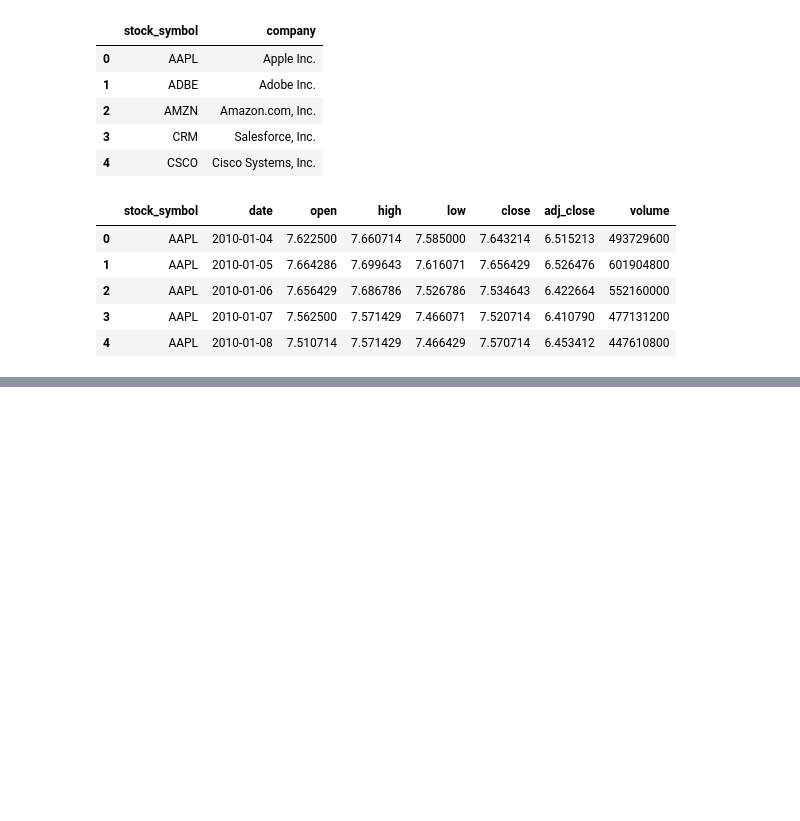
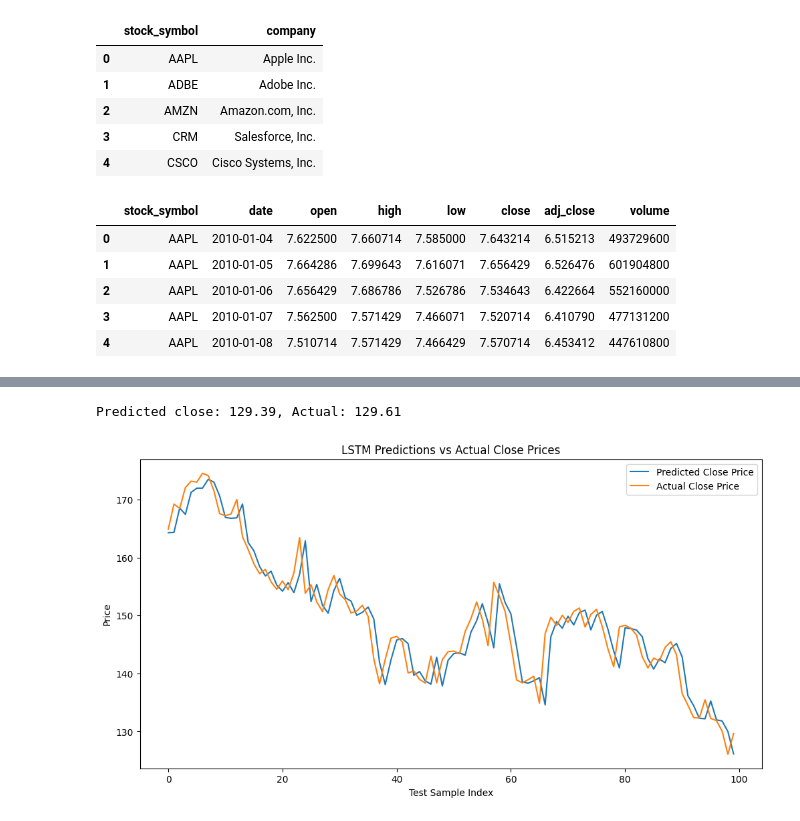
Before and after one commit to zhangwusan/llm, a Jupyter notebook: explores/lstm.ipynb, the cells around one changed output, grey strips where cells are left out. Cells and saved outputs as stored; diff of their text form; code cells hidden in the pictures; blank space fills up the shorter version.

```diff
--- a/explores/lstm.ipynb
+++ b/explores/lstm.ipynb
@@ -153,8 +246,0 @@ print(len(X), len(Y))
-# %%
-for epoch in range(1000):
-    total_loss = 0
-    for x_seq, y_target in zip(X_train, Y_train):
-        loss = model.train_step(x_seq, [y_target], lr=0.01)
-        total_loss += loss
-    if epoch % 100 == 0:
-        print(f"Epoch {epoch}, Loss: {total_loss / len(X_train):.6f}")
@@ -211,0 +247,46 @@ plt.show()
+# %%
+model.eval()
+with torch.no_grad():
+    test_seq = torch.tensor(prices_norm[-seq_length:]).unsqueeze(0).unsqueeze(-1)  # shape (1, seq_length, 1)
+    pred_norm = model(test_seq).item()
+    pred = pred_norm * std + mean
+    actual = prices[-1]
+    print(f"Predicted close: {pred:.2f}, Actual: {actual:.2f}")
+# %% [output]
+Predicted close: 129.39, Actual: 129.61
+# %%
+test_data = prices_norm[-(100 + seq_length):]  # Need seq_length extra for sequences
+
+def create_sequences(data, seq_length=5):
+    xs, ys = [], []
+    for i in range(len(data) - seq_length):
+        x = data[i:i+seq_length]
+        y = data[i+seq_length]
+        xs.append(x)
+        ys.append(y)
+    return np.array(xs), np.array(ys)
+
+X_test, Y_test = create_sequences(test_data, seq_length)
+
+X_test_torch = torch.tensor(X_test).unsqueeze(-1)  # Shape (N_test, seq_length, 1)
+Y_test_torch = torch.tensor(Y_test).unsqueeze(-1)  # Shape (N_test, 1)
+# %%
+model.eval()
+with torch.no_grad():
+    preds_norm = model(X_test_torch).squeeze().numpy()
+# %%
+preds = preds_norm * std + mean
+actuals = Y_test * std + mean
+# %%
+import matplotlib.pyplot as plt
+
+plt.figure(figsize=(12,6))
+plt.plot(preds, label='Predicted Close Price')
+plt.plot(actuals, label='Actual Close Price')
+plt.title('LSTM Predictions vs Actual Close Prices')
+plt.xlabel('Test Sample Index')
+plt.ylabel('Price')
+plt.legend()
+plt.show()
+# %% [output]
+[figure, added]
```
Also changed, not shown: parts of 10 cells of this notebook, 1 other file.
